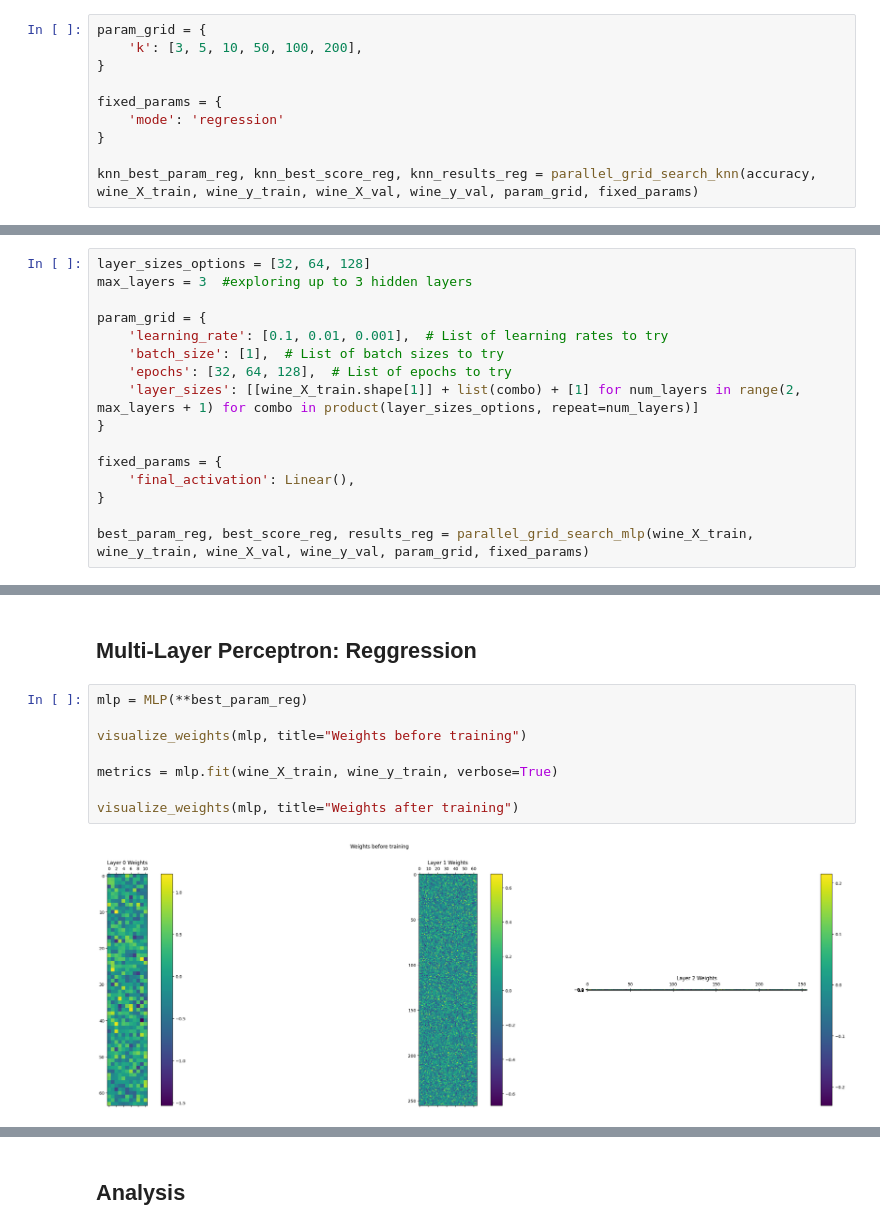
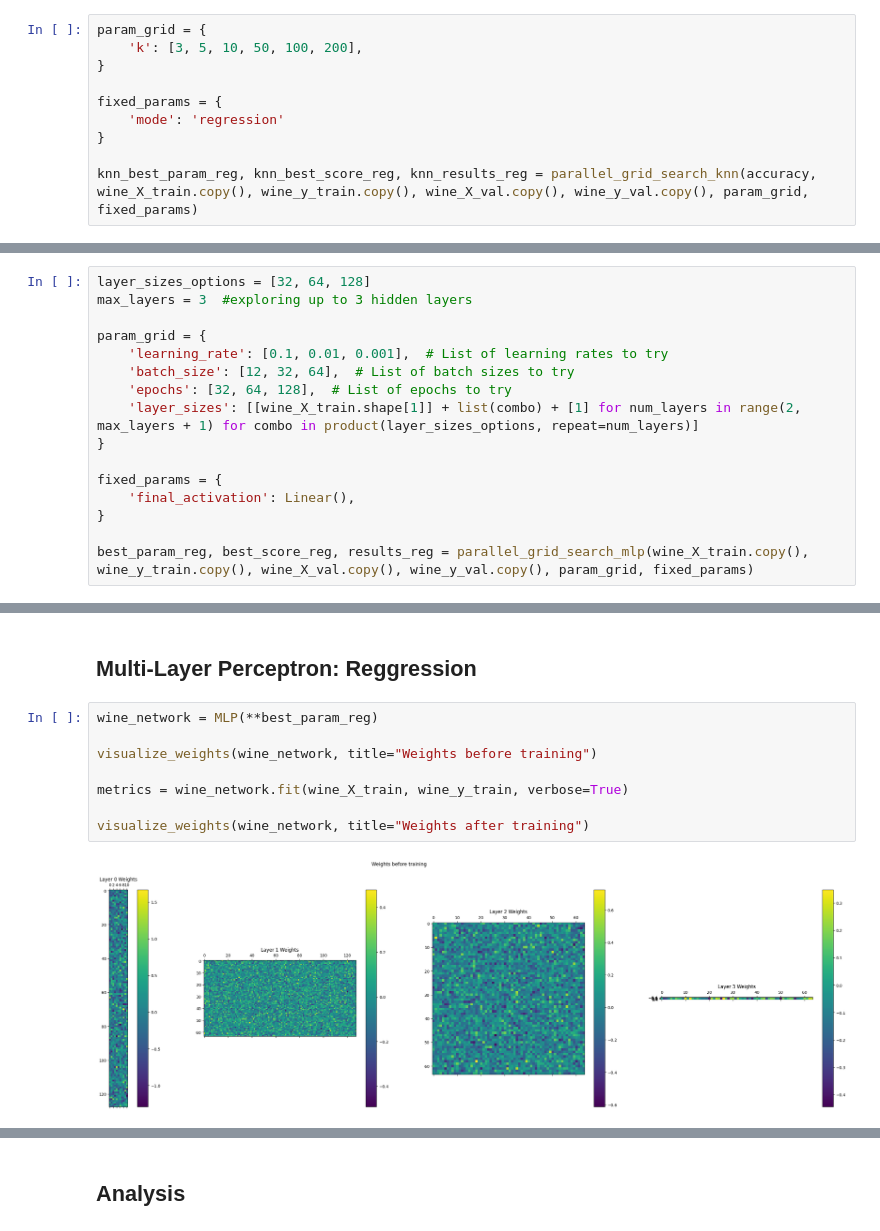
Before and after one commit to hectellian/ai-nn-project, a Jupyter notebook: results.ipynb, the cells around one changed output, grey strips where cells are left out. Saved outputs shown, nothing was run; the diff lists cells and outputs as text.

```diff
--- a/results.ipynb
+++ b/results.ipynb
@@ -186,7 +180,7 @@ fixed_params = {
     'mode': 'regression'
 }
 
-knn_best_param_reg, knn_best_score_reg, knn_results_reg = parallel_grid_search_knn(accuracy, wine_X_train, wine_y_train, wine_X_val, wine_y_val, param_grid, fixed_params)
+knn_best_param_reg, knn_best_score_reg, knn_results_reg = parallel_grid_search_knn(accuracy, wine_X_train.copy(), wine_y_train.copy(), wine_X_val.copy(), wine_y_val.copy(), param_grid, fixed_params)
 # %%
 print("Best parameter: ", knn_best_param_reg)
 print("Best score: ", knn_best_score_reg)
@@ -201,7 +195,7 @@ max_layers = 3  #exploring up to 3 hidden layers
 
 param_grid = {
     'learning_rate': [0.1, 0.01, 0.001],  # List of learning rates to try
-    'batch_size': [1],  # List of batch sizes to try
+    'batch_size': [12, 32, 64],  # List of batch sizes to try
     'epochs': [32, 64, 128],  # List of epochs to try
     'layer_sizes': [[wine_X_train.shape[1]] + list(combo) + [1] for num_layers in range(2, max_layers + 1) for combo in product(layer_sizes_options, repeat=num_layers)]
 }
@@ -210,4 +204,4 @@ fixed_params = {
     'final_activation': Linear(),
 }
 
-best_param_reg, best_score_reg, results_reg = parallel_grid_search_mlp(wine_X_train, wine_y_train, wine_X_val, wine_y_val, param_grid, fixed_params)
+best_param_reg, best_score_reg, results_reg = parallel_grid_search_mlp(wine_X_train.copy(), wine_y_train.copy(), wine_X_val.copy(), wine_y_val.copy(), param_grid, fixed_params)
@@ -299,12 +291,12 @@ MSE:  0.7769230769230769
 # %% [markdown]
 ## Multi-Layer Perceptron: Reggression
 # %%
-mlp = MLP(**best_param_reg)
+wine_network = MLP(**best_param_reg)
 
-visualize_weights(mlp, title="Weights before training")
+visualize_weights(wine_network, title="Weights before training")
 
-metrics = mlp.fit(wine_X_train, wine_y_train, verbose=True)
+metrics = wine_network.fit(wine_X_train, wine_y_train, verbose=True)
 
-visualize_weights(mlp, title="Weights after training")
+visualize_weights(wine_network, title="Weights after training")
 # %% [output]
-[figure, old version]
+[figure, new version]
```
Also changed, not shown: parts of 32 cells of this notebook, 4 other files.
